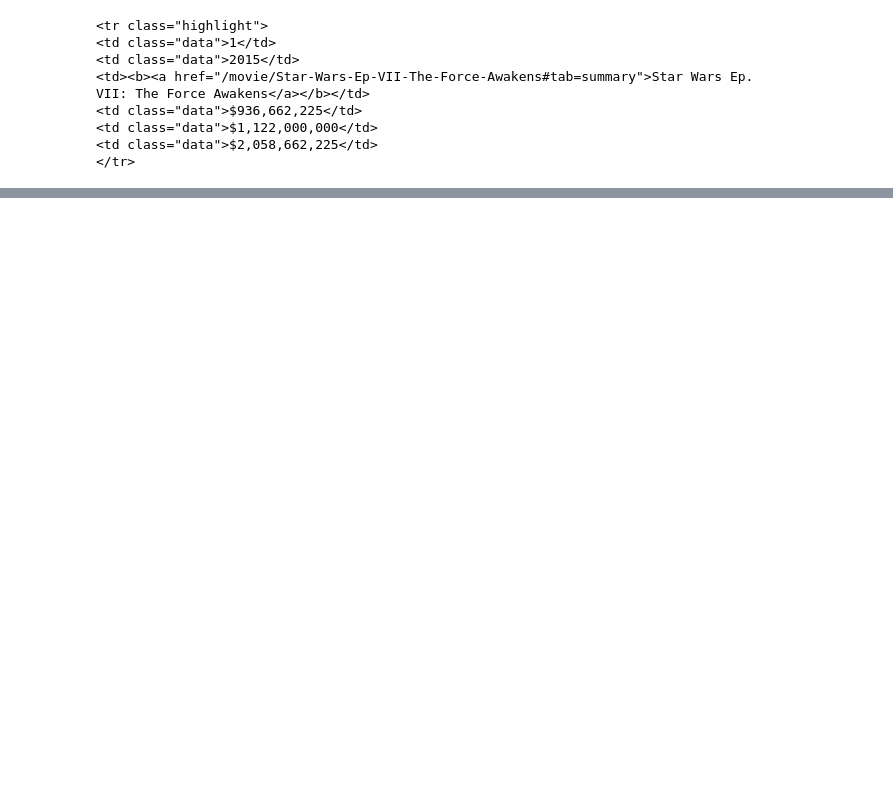
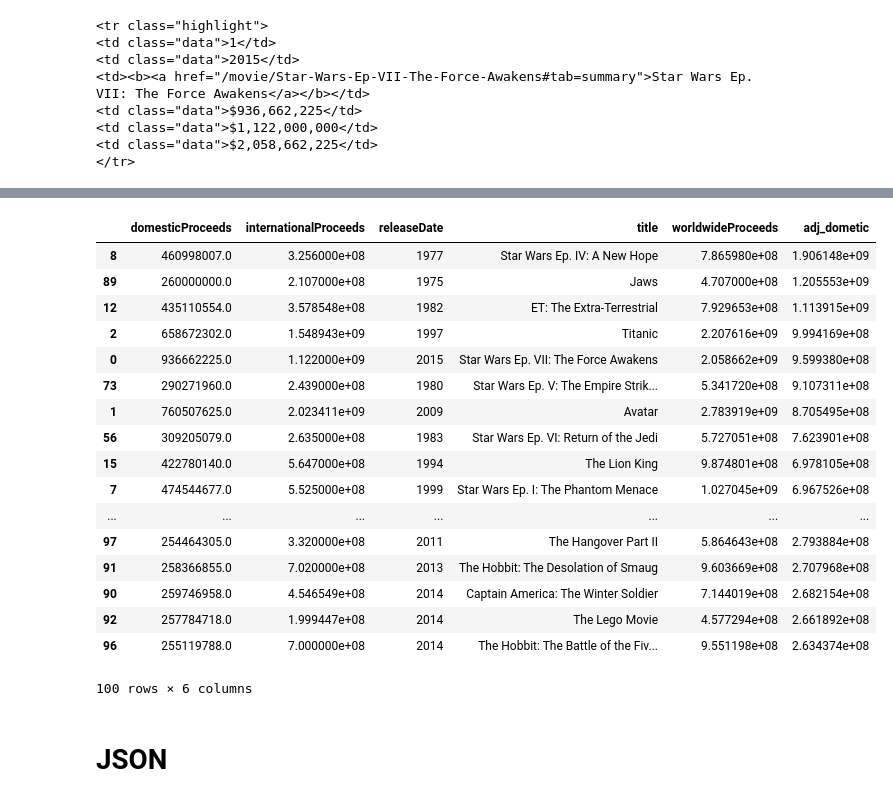
Before and after one commit to LutherCSMiller/augmenting-movie-data-with-an-api-chriia01, a Jupyter notebook: boxOffice.ipynb, the cells around one changed output, grey strips where cells are left out. Cells and saved outputs as stored; diff of their text form; code cells hidden in the pictures; blank space fills up the shorter version.

```diff
--- a/boxOffice.ipynb
+++ b/boxOffice.ipynb
@@ -52,0 +58,23 @@ csv
+# %%
+df.sort_values(by=['adj_dometic'],ascending=False)
+# %% [output]
+|  | domesticProceeds | internationalProceeds | releaseDate | title | worldwideProceeds | adj_dometic |
+| 8 | 460998007.0 | 3.256000e+08 | 1977 | Star Wars Ep. IV: A New Hope | 7.865980e+08 | 1.906148e+09 |
+| 89 | 260000000.0 | 2.107000e+08 | 1975 | Jaws | 4.707000e+08 | 1.205553e+09 |
+| 12 | 435110554.0 | 3.578548e+08 | 1982 | ET: The Extra-Terrestrial | 7.929653e+08 | 1.113915e+09 |
+| 2 | 658672302.0 | 1.548943e+09 | 1997 | Titanic | 2.207616e+09 | 9.994169e+08 |
+| 0 | 936662225.0 | 1.122000e+09 | 2015 | Star Wars Ep. VII: The Force Awakens | 2.058662e+09 | 9.599380e+08 |
+| 73 | 290271960.0 | 2.439000e+08 | 1980 | Star Wars Ep. V: The Empire Strik... | 5.341720e+08 | 9.107311e+08 |
+| 1 | 760507625.0 | 2.023411e+09 | 2009 | Avatar | 2.783919e+09 | 8.705495e+08 |
+| 56 | 309205079.0 | 2.635000e+08 | 1983 | Star Wars Ep. VI: Return of the Jedi | 5.727051e+08 | 7.623901e+08 |
+| 15 | 422780140.0 | 5.647000e+08 | 1994 | The Lion King | 9.874801e+08 | 6.978105e+08 |
+| 7 | 474544677.0 | 5.525000e+08 | 1999 | Star Wars Ep. I: The Phantom Menace | 1.027045e+09 | 6.967526e+08 |
+| ... | ... | ... | ... | ... | ... | ... |
+| 97 | 254464305.0 | 3.320000e+08 | 2011 | The Hangover Part II | 5.864643e+08 | 2.793884e+08 |
+| 91 | 258366855.0 | 7.020000e+08 | 2013 | The Hobbit: The Desolation of Smaug | 9.603669e+08 | 2.707968e+08 |
+| 90 | 259746958.0 | 4.546549e+08 | 2014 | Captain America: The Winter Soldier | 7.144019e+08 | 2.682154e+08 |
+| 92 | 257784718.0 | 1.999447e+08 | 2014 | The Lego Movie | 4.577294e+08 | 2.661892e+08 |
+| 96 | 255119788.0 | 7.000000e+08 | 2014 | The Hobbit: The Battle of the Fiv... | 9.551198e+08 | 2.634374e+08 |
+100 rows × 6 columns
+# %% [markdown]
+# JSON
```
Also changed, not shown: parts of 23 cells of this notebook.
